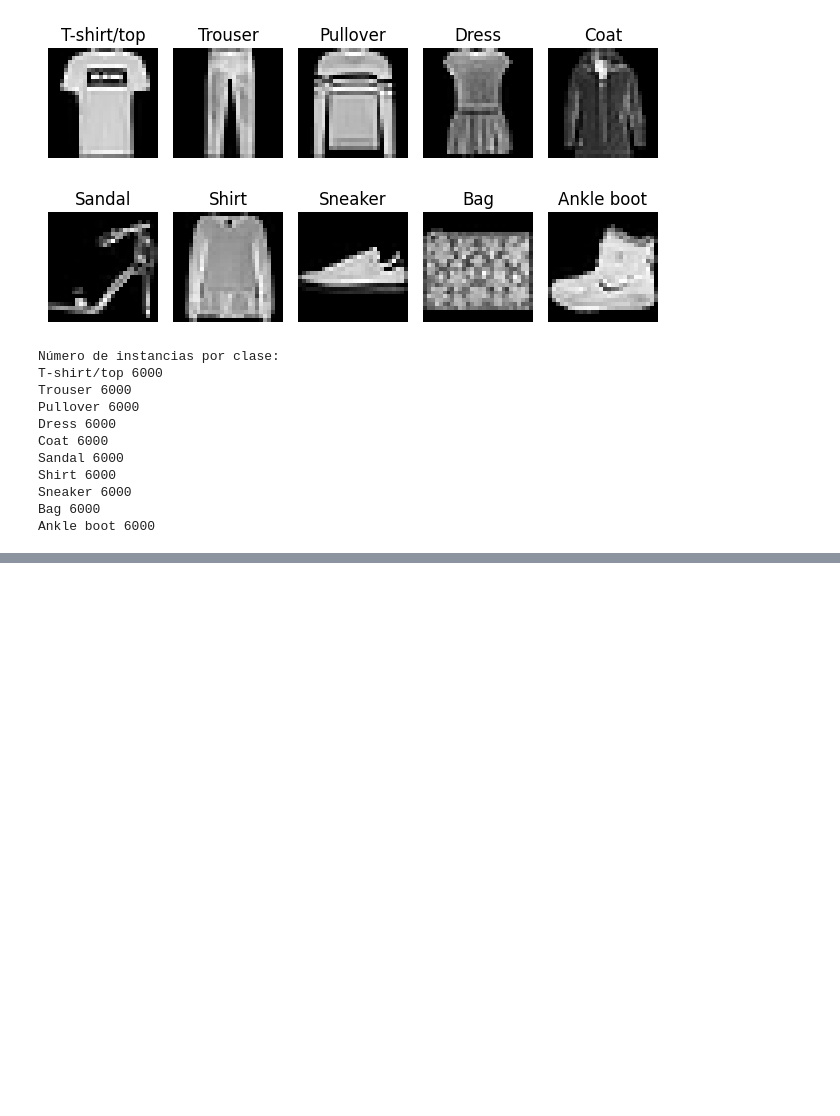
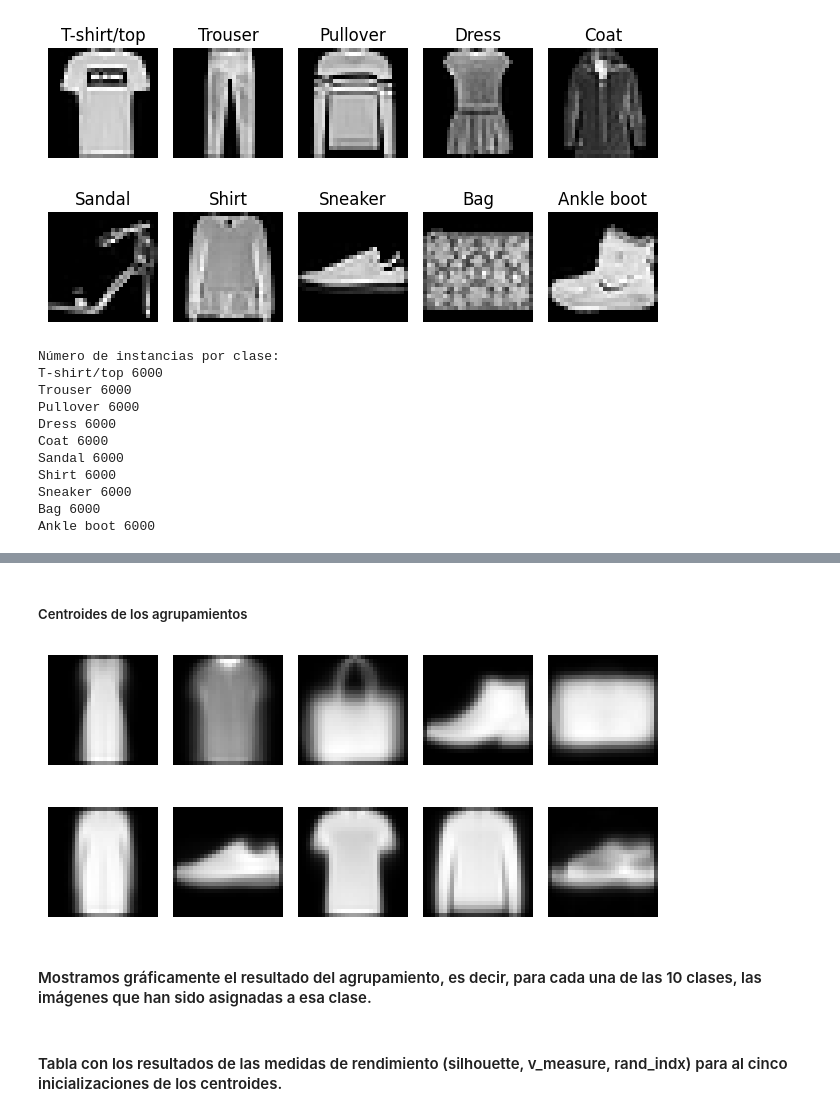
Before and after one commit to NoelPanBrea/MAAA2-FPLN, a Jupyter notebook: MAAA2/Practica2/Code.ipynb, the cells around one changed output, grey strips where cells are left out. Cells and saved outputs as stored; diff of their text form; code cells hidden in the pictures; blank space fills up the shorter version.

```diff
--- a/MAAA2/Practica2/Code.ipynb
+++ b/MAAA2/Practica2/Code.ipynb
@@ -75,0 +78,7 @@ draw(show_data, y_train[::10])
+# %%
+inertias = []
+K = np.arange(1, 16)
+for k in K:
+    print(k)
+    kmeans = KMeans(n_clusters=k, random_state=5, init="random", n_init="auto").fit(X_train)
+    inertias.append(kmeans.inertia_)
@@ -75,0 +101,13 @@ draw(show_data, y_train[::10])
+# %% [markdown]
+##### Centroides de los agrupamientos
+# %%
+fig, axes = plt.subplots(2, 5)
+for ax, centr in zip(axes.flatten(), kmeans.cluster_centers_):
+    ax.imshow(centr.reshape(28, 28), cmap = "gray")
+    ax.axis("off")
+    fig.tight_layout()
+plt.show()
+# %% [output]
+[figure, added]
+# %% [markdown]
+#### Mostramos gráficamente el resultado del agrupamiento, es decir, para cada una de las 10 clases, las imágenes que han sido asignadas a esa clase.
@@ -75,0 +124,2 @@ draw(show_data, y_train[::10])
+# %% [markdown]
+#### Tabla con los resultados de las medidas de rendimiento (silhouette, v_measure, rand_indx) para al cinco inicializaciones de los centroides.
```
Also changed, not shown: parts of 5 cells of this notebook.
